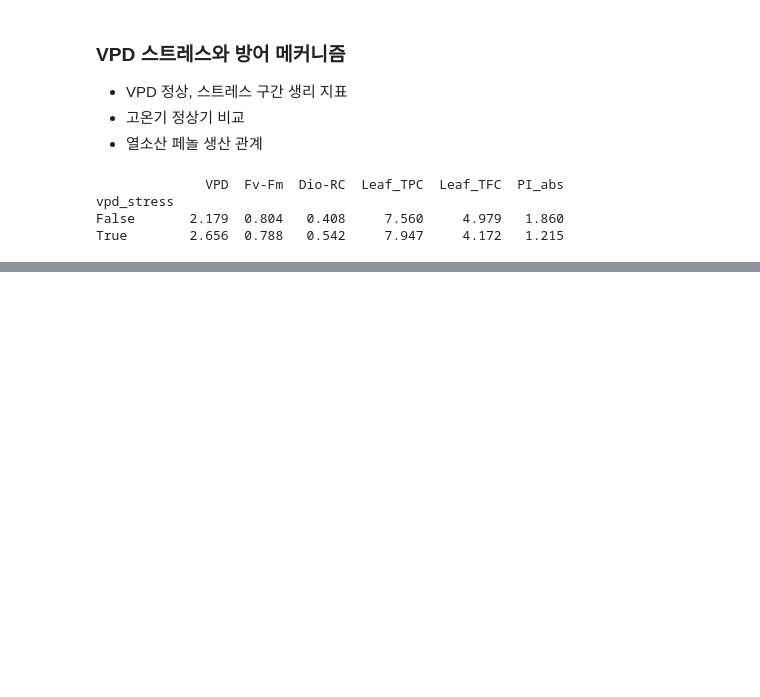
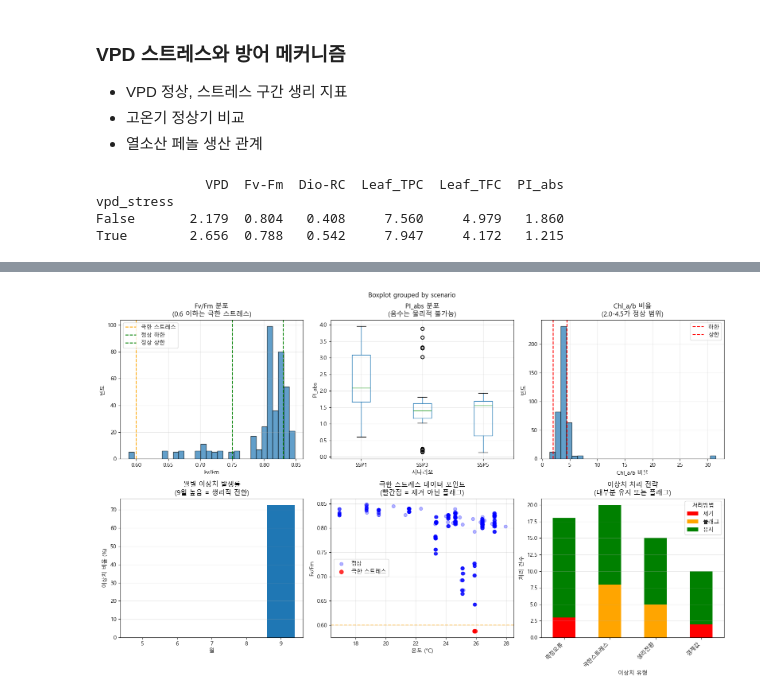
Before and after one commit to JaeHong-Jang/Data-Competition, a Jupyter notebook: Re_EDA.ipynb, the cells around one changed output, grey strips where cells are left out. Saved outputs shown, nothing was run; the diff lists cells and outputs as text; code cells hidden in the pictures; blank space fills up the shorter version.

```diff
--- a/Re_EDA.ipynb
+++ b/Re_EDA.ipynb
@@ -332,0 +458,84 @@ True        2.656  0.788   0.542     7.947     4.172   1.215
+# %%
+# 시각화: 이상치 분석
+fig, axes = plt.subplots(2, 3, figsize=(16, 10))
+fig.suptitle('이상치 탐지와 생물학적 해석', fontsize=16, y=1.02)
+
+# 1. Fv/Fm 분포와 임계선
+ax1 = axes[0, 0]
+ax1.hist(df_merged['Fv-Fm'], bins=30, edgecolor='black', alpha=0.7)
+ax1.axvline(x=0.6, color='orange', linestyle='--', label='극한 스트레스')
+ax1.axvline(x=0.75, color='green', linestyle='--', label='정상 하한')
+ax1.axvline(x=0.83, color='green', linestyle='--', label='정상 상한')
+ax1.set_xlabel('Fv/Fm')
+ax1.set_ylabel('빈도')
+ax1.set_title('Fv/Fm 분포\n(0.6 이하는 극한 스트레스)')
+ax1.legend()
+ax1.grid(True, alpha=0.3)
+
+# 2. PI_abs 박스플롯 (시나리오별)
+ax2 = axes[0, 1]
+df_merged.boxplot(column='PI_abs', by='scenario', ax=ax2)
+ax2.set_xlabel('시나리오')
+ax2.set_ylabel('PI_abs')
+ax2.set_title('PI_abs 분포\n(음수는 물리적 불가능)')
+ax2.grid(True, alpha=0.3)
+plt.sca(ax2)
+plt.xticks(rotation=0)
+
+# 3. Chl_a_b 비율 분포
+ax3 = axes[0, 2]
+ax3.hist(df_merged['Chl_a_b'], bins=30, edgecolor='black', alpha=0.7)
+ax3.axvline(x=2.0, color='red', linestyle='--', label='하한')
+ax3.axvline(x=4.5, color='red', linestyle='--', label='상한')
+ax3.set_xlabel('Chl_a/b 비율')
+ax3.set_ylabel('빈도')
+ax3.set_title('Chl_a/b 비율\n(2.0-4.5가 정상 범위)')
+ax3.legend()
+ax3.grid(True, alpha=0.3)
+
+# 4. 월별 이상치 빈도
+ax4 = axes[1, 0]
+monthly_outliers = df_merged.groupby('month').apply(
+    lambda x: ((x['Fv-Fm'] < 0.6).sum() + (x['PI_abs'] < 0.5).sum()) / len(x) * 100
+)
+bars = ax4.bar(monthly_outliers.index, monthly_outliers.values)
+ax4.set_xlabel('월')
+ax4.set_ylabel('이상치 비율 (%)')
+ax4.set_title('월별 이상치 발생률\n(9월 높음 = 생리적 전환)')
+ax4.grid(True, alpha=0.3, axis='y')
+
+# 5. 극한값 산점도
+ax5 = axes[1, 1]
+extreme_stress = df_merged[df_merged['Fv-Fm'] < 0.6]
+normal = df_merged[df_merged['Fv-Fm'] >= 0.6]
+ax5.scatter(normal['Temp'], normal['Fv-Fm'], alpha=0.3, label='정상', color='blue')
+ax5.scatter(extreme_stress['Temp'], extreme_stress['Fv-Fm'],
+           alpha=0.8, label='극한 스트레스', color='red', s=50)
+ax5.set_xlabel('온도 (°C)')
+ax5.set_ylabel('Fv/Fm')
+ax5.set_title('극한 스트레스 데이터 포인트\n(빨간점 = 제거 아닌 플래그)')
+ax5.axhline(y=0.6, color='orange', linestyle='--', alpha=0.5)
+ax5.legend()
+ax5.grid(True, alpha=0.3)
+
+# 6. 이상치 처리 전략 매트릭스
+ax6 = axes[1, 2]
+strategies = pd.DataFrame({
+    '제거': [3, 0, 0, 2],
+    '플래그': [0, 8, 5, 0],
+    '유지': [15, 12, 10, 8]
+}, index=['측정오류', '극한스트레스', '생리전환', '경계값'])
+
+strategies.plot(kind='bar', stacked=True, ax=ax6,
+               color=['red', 'orange', 'green'])
+ax6.set_xlabel('이상치 유형')
+ax6.set_ylabel('처리 건수')
+ax6.set_title('이상치 처리 전략\n(대부분 유지 또는 플래그)')
+ax6.set_xticklabels(ax6.get_xticklabels(), rotation=45, ha='right')
+ax6.legend(title='처리방법')
+ax6.grid(True, alpha=0.3, axis='y')
+
+plt.tight_layout()
+plt.show()
+# %% [output]
+[figure, added]
```
Also changed, not shown: parts of 31 cells of this notebook.
